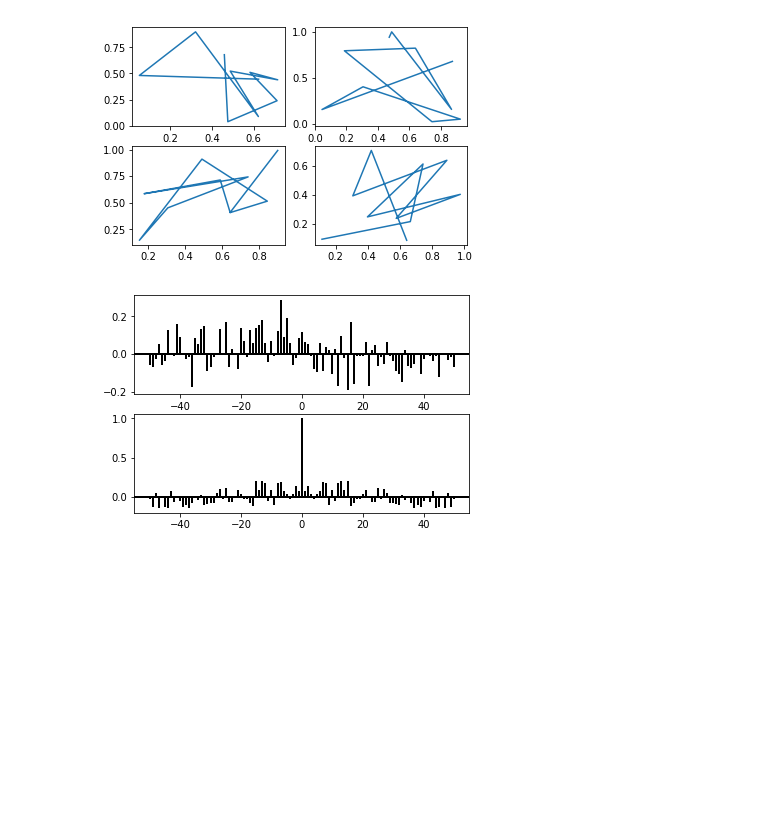
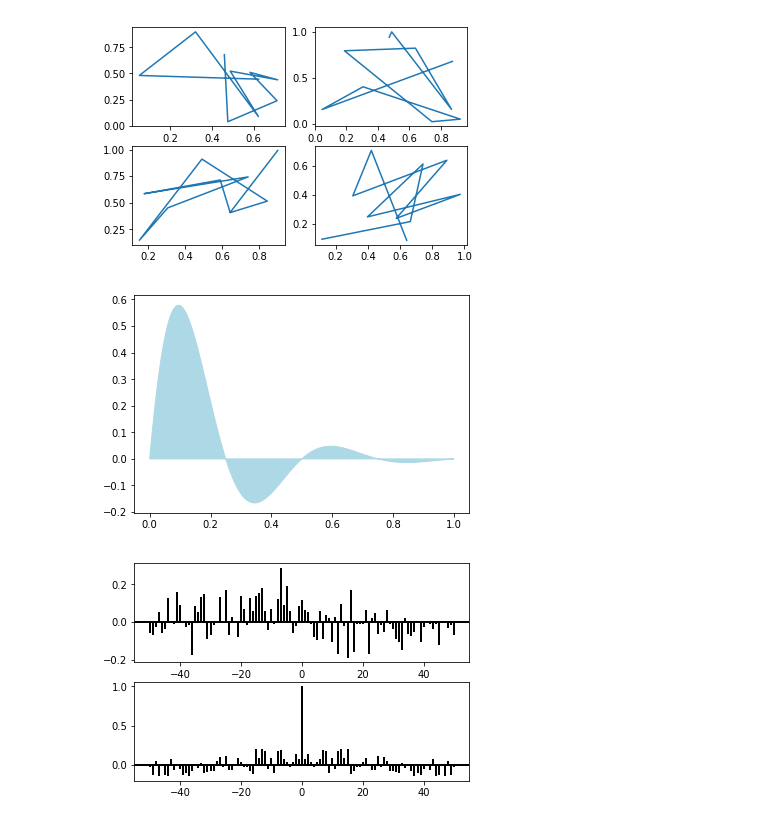
Before and after one commit to subodhchhabra/python-cheat-sheet, a Jupyter notebook: Matplotlib/examples.ipynb, the cells around one changed output. Drawn from its saved outputs; the diff is of its cells as text; code cells hidden in the pictures; blank space fills up the shorter version.

```diff
--- a/Matplotlib/examples.ipynb
+++ b/Matplotlib/examples.ipynb
@@ -94,6 +114,21 @@ plt.show()
 # %% [output]
 [figure]
 [figure]
+# %%
+import numpy as np
+import matplotlib.pyplot as plt
+
+x = np.linspace(0, 1, 500)
+y = np.sin(4 * np.pi * x) * np.exp(-5 * x)
+
+fig, ax = plt.subplots()
+
+ax.fill(x, y, color='lightblue')
+#ax.grid(True, zorder=5)
+plt.savefig('fill.png')
+plt.show()
+# %% [output]
+[figure, added]
 # %%
 import matplotlib.pyplot as plt
 import numpy as np
```
Also changed, not shown: parts of 2 cells of this notebook, 3 other files.
